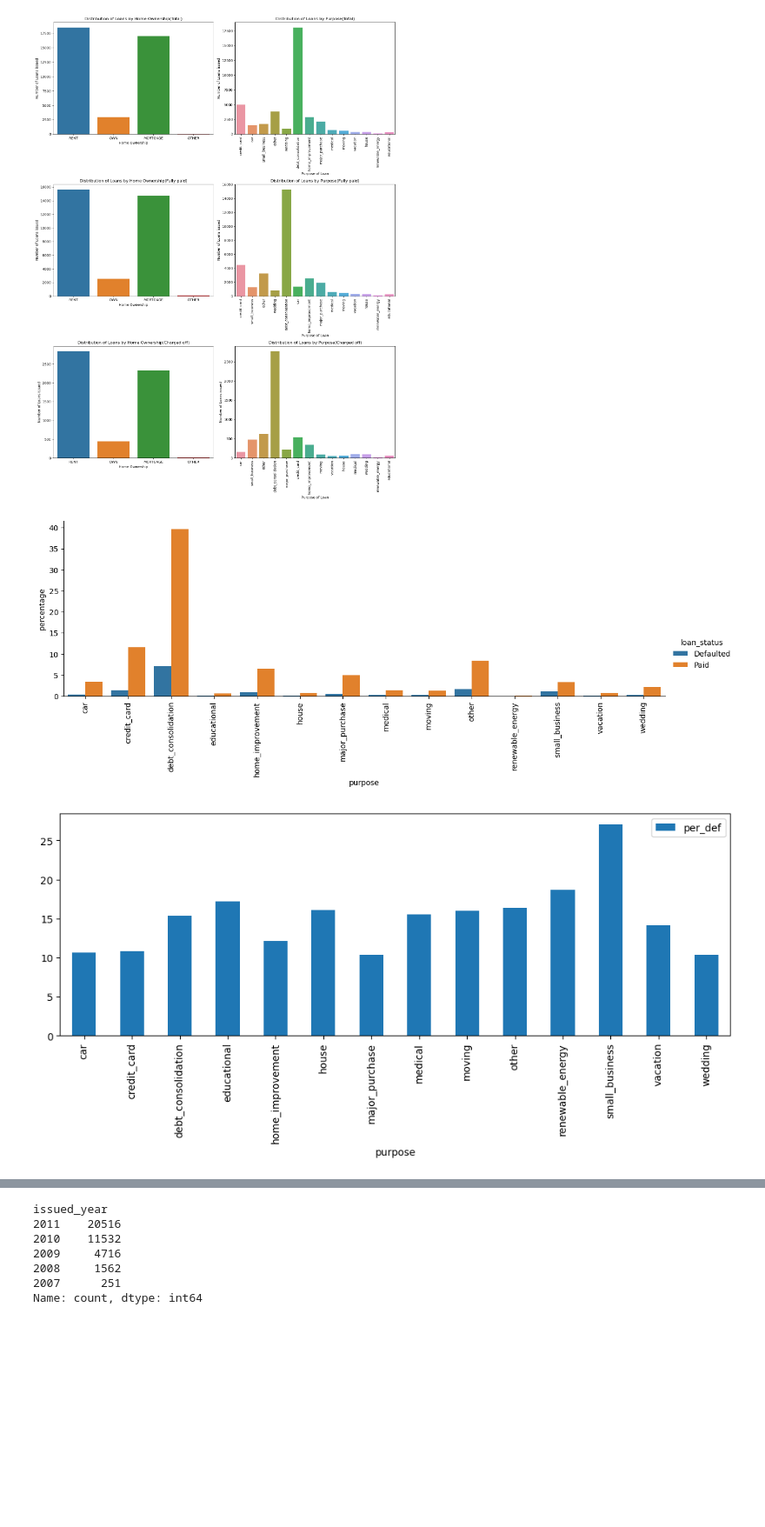
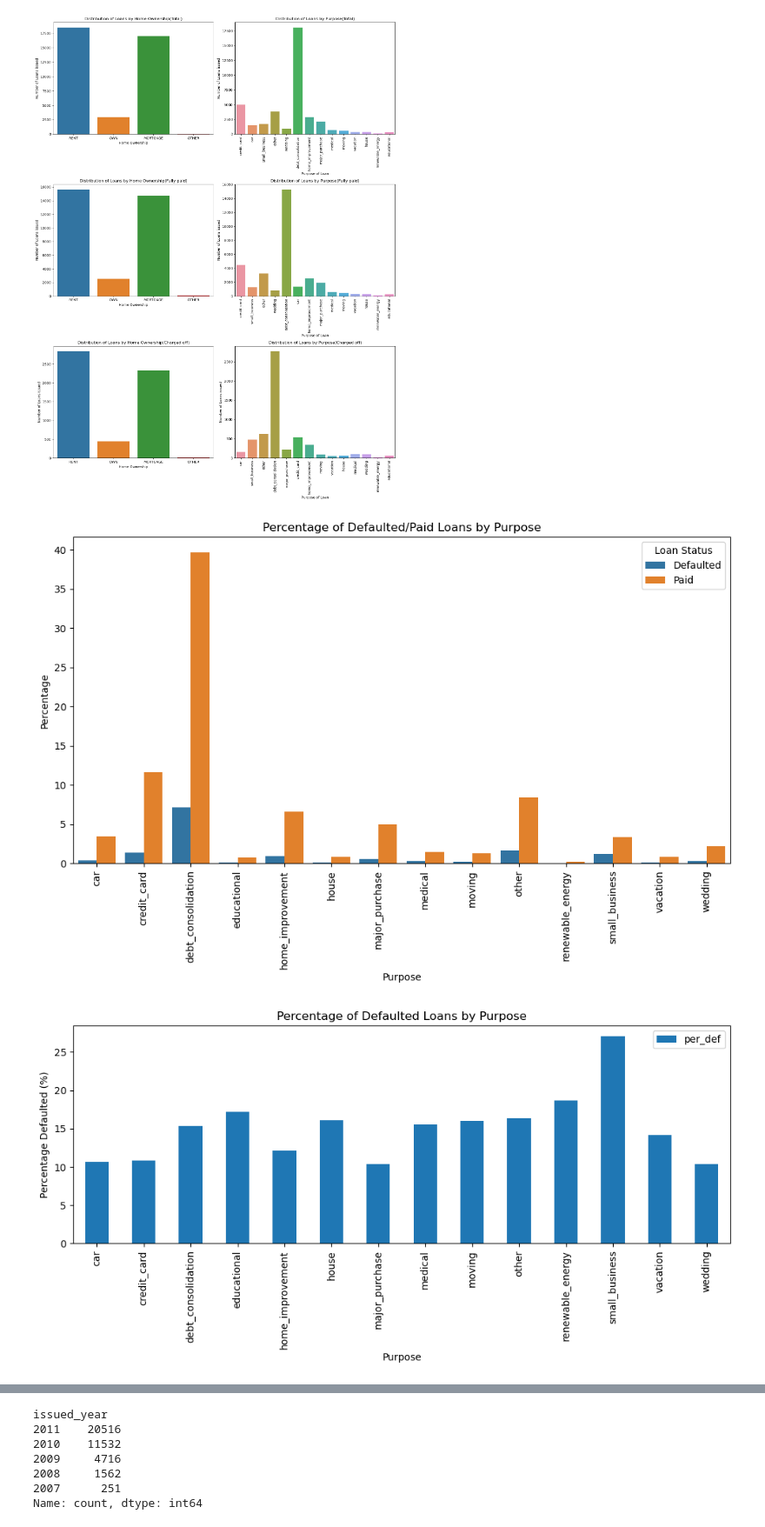
Before and after one commit to Rawoof821/LendingclubCaseStudy, a Jupyter notebook: Neha_Rawoof_LendingCaseStudy.ipynb, the cells around one changed output, grey strips where cells are left out. Shown at 87% size. Saved outputs shown, nothing was run; the diff lists cells and outputs as text; code cells hidden in the pictures; blank space fills up the shorter version.

Commit message:
Adding missing xlabels ylabels titles and legends.

```diff
--- a/Neha_Rawoof_LendingCaseStudy.ipynb
+++ b/Neha_Rawoof_LendingCaseStudy.ipynb
@@ -665,44 +661,53 @@ plt.show()
 # %%
 ### Analysing purpose of loans further
 # %%
-#Analyzing loans by purpose
-## Calculating percentage of customers who defaulted/paid loan in each category and showing it in a plot.
-## Calculating percentage of defaulted customers in each category of emp_len.
+# Analyzing loans by purpose
+# Calculating percentage of customers who defaulted/paid loan in each category and showing it in a plot.
+# Calculating percentage of defaulted customers in each category of emp_len.
 
-
+# Sample data initialization
 analy_loan_pur = v_loan_data
 laon_pur_data = analy_loan_pur['purpose'].value_counts()
 
+# Calculate percentage of defaulted loans by purpose
 def_loan_pur_data = loans_defaulted_data['purpose'].value_counts()
 perc_def_loan_pur_data = 100 *def_loan_pur_data/analy_loan_pur.shape[0]
 perc_def_loan_pur_data = perc_def_loan_pur_data.reset_index()
 perc_def_loan_pur_data['loan_status'] = "Defaulted"
 perc_def_loan_pur_data.columns = ['purpose', 'percentage', 'loan_status']
 perc_def_loan_pur_data = perc_def_loan_pur_data.sort_values(by=['purpose'])
 perc_def_loan_pur_data = perc_def_loan_pur_data.reset_index()
 
+# Calculate percentage of fully paid loans by purpose
 paid_loan_pur_data = loans_paid_data['purpose'].value_counts()
 perc_paid_loan_pur_data = 100 *paid_loan_pur_data/analy_loan_pur.shape[0]
 perc_paid_loan_pur_data = perc_paid_loan_pur_data.reset_index()
 perc_paid_loan_pur_data['loan_status'] = "Paid"
 perc_paid_loan_pur_data.columns = ['purpose', 'percentage', 'loan_status']
 perc_paid_loan_pur_data = perc_paid_loan_pur_data.sort_values(by=['purpose'])
 perc_paid_loan_pur_data = perc_paid_loan_pur_data.reset_index()
 
+# Merge data for plotting
 merged_data = pd.concat([perc_def_loan_pur_data, perc_paid_loan_pur_data], ignore_index=True, sort=False)
-merged_data
 
+plt.figure(figsize=(12, 6))
+sns.barplot(data=merged_data, x='purpose', y='percentage', hue='loan_status')
+plt.xticks(rotation=90)
+plt.title('Percentage of Defaulted/Paid Loans by Purpose')
+plt.xlabel('Purpose')
+plt.ylabel('Percentage')
+plt.legend(title='Loan Status')
 
-ax.tick_params(axis='x', rotation=90)
-t = sns.catplot(data = merged_data, x='purpose', y='percentage', hue='loan_status', kind = 'bar', height=4, aspect=3)
-t.set_xticklabels(rotation=90)
-
+# Plotting percentage of defaulted customers in each category of emp_len
 perc_def_loan_pur_data['per_def'] = perc_def_loan_pur_data['percentage']*100/(perc_def_loan_pur_data['percentage'] + perc_paid_loan_pur_data['percentage'])
 perc_def_loan_pur_data.plot.bar(x='purpose', y='per_def', rot=0, figsize=(12,4))
+plt.title('Percentage of Defaulted Loans by Purpose')
+plt.xlabel('Purpose')
+plt.ylabel('Percentage Defaulted (%)')
+plt.xticks(rotation=90)
 
-plt.xticks(rotation=90)
 plt.show()
 # %% [output]
-[figure, old version]
+[figure, new version]
-[figure, old version]
+[figure, new version]
 # %%
```
Also changed, not shown: parts of 27 cells of this notebook.
